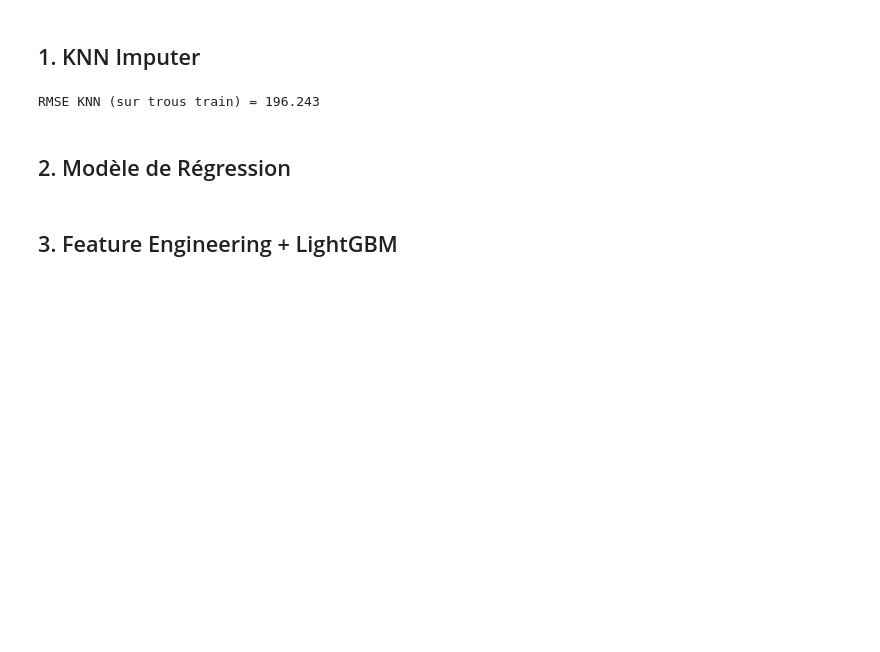
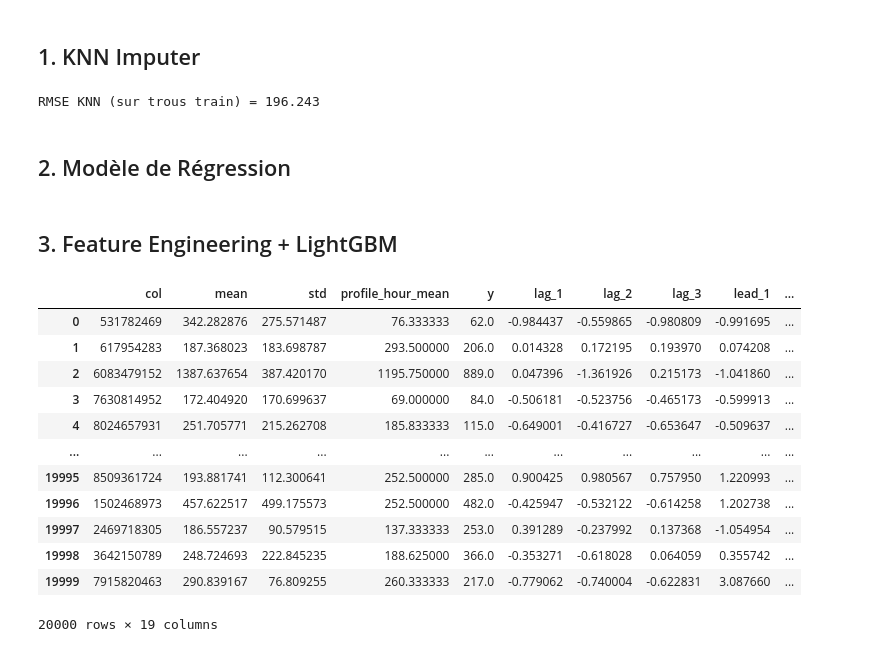
Before and after one commit to MarquesAnt/Data-Challenge-Enedis, a Jupyter notebook: notebooks/modeling.ipynb, the cells around one changed output. Drawn from its saved outputs; the diff is of its cells as text; code cells hidden in the pictures; blank space fills up the shorter version.

```diff
--- a/notebooks/modeling.ipynb
+++ b/notebooks/modeling.ipynb
@@ -144,3 +148,19 @@ X_val = normalize_lags(X_val)
+# %%
+X_train
+# %% [output]
+|  | col | mean | std | profile_hour_mean | y | lag_1 | lag_2 | lag_3 | lead_1 | ... |
+| 0 | 531782469 | 342.282876 | 275.571487 | 76.333333 | 62.0 | -0.984437 | -0.559865 | -0.980809 | -0.991695 | ... |
+| 1 | 617954283 | 187.368023 | 183.698787 | 293.500000 | 206.0 | 0.014328 | 0.172195 | 0.193970 | 0.074208 | ... |
+| 2 | 6083479152 | 1387.637654 | 387.420170 | 1195.750000 | 889.0 | 0.047396 | -1.361926 | 0.215173 | -1.041860 | ... |
+| 3 | 7630814952 | 172.404920 | 170.699637 | 69.000000 | 84.0 | -0.506181 | -0.523756 | -0.465173 | -0.599913 | ... |
+| 4 | 8024657931 | 251.705771 | 215.262708 | 185.833333 | 115.0 | -0.649001 | -0.416727 | -0.653647 | -0.509637 | ... |
+| ... | ... | ... | ... | ... | ... | ... | ... | ... | ... | ... |
+| 19995 | 8509361724 | 193.881741 | 112.300641 | 252.500000 | 285.0 | 0.900425 | 0.980567 | 0.757950 | 1.220993 | ... |
+| 19996 | 1502468973 | 457.622517 | 499.175573 | 252.500000 | 482.0 | -0.425947 | -0.532122 | -0.614258 | 1.202738 | ... |
+| 19997 | 2469718305 | 186.557237 | 90.579515 | 137.333333 | 253.0 | 0.391289 | -0.237992 | 0.137368 | -1.054954 | ... |
+| 19998 | 3642150789 | 248.724693 | 222.845235 | 188.625000 | 366.0 | -0.353271 | -0.618028 | 0.064059 | 0.355742 | ... |
+| 19999 | 7915820463 | 290.839167 | 76.809255 | 260.333333 | 217.0 | -0.779062 | -0.740004 | -0.622831 | 3.087660 | ... |
+20000 rows × 19 columns
 # %%
 le = LabelEncoder()
 le.fit(list(X_train["col"].unique()) + list(X_val["col"].unique()))
```
Also changed, not shown: parts of 19 cells of this notebook, 2 other files.
